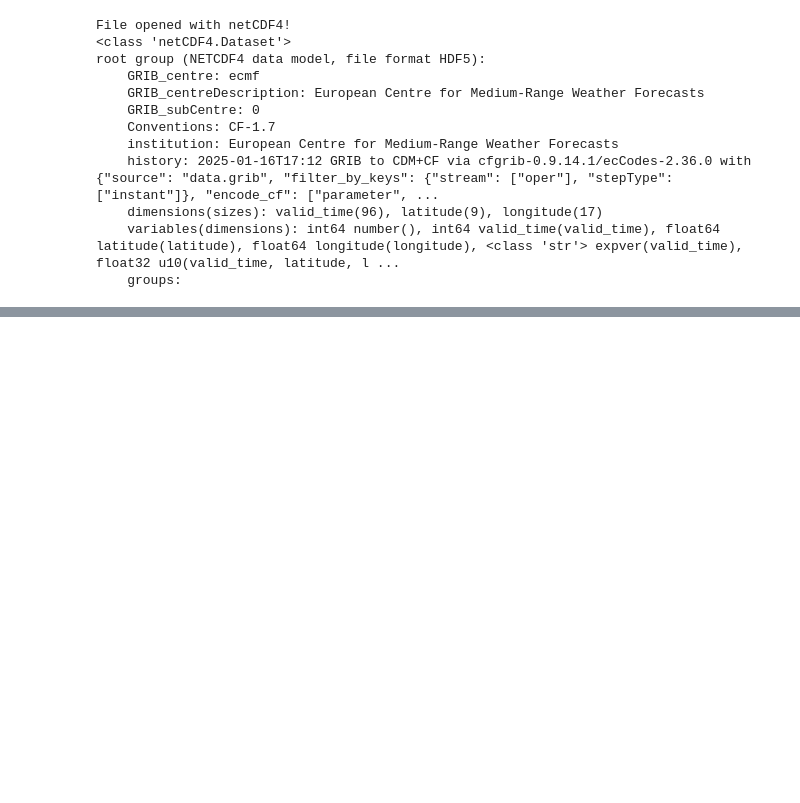
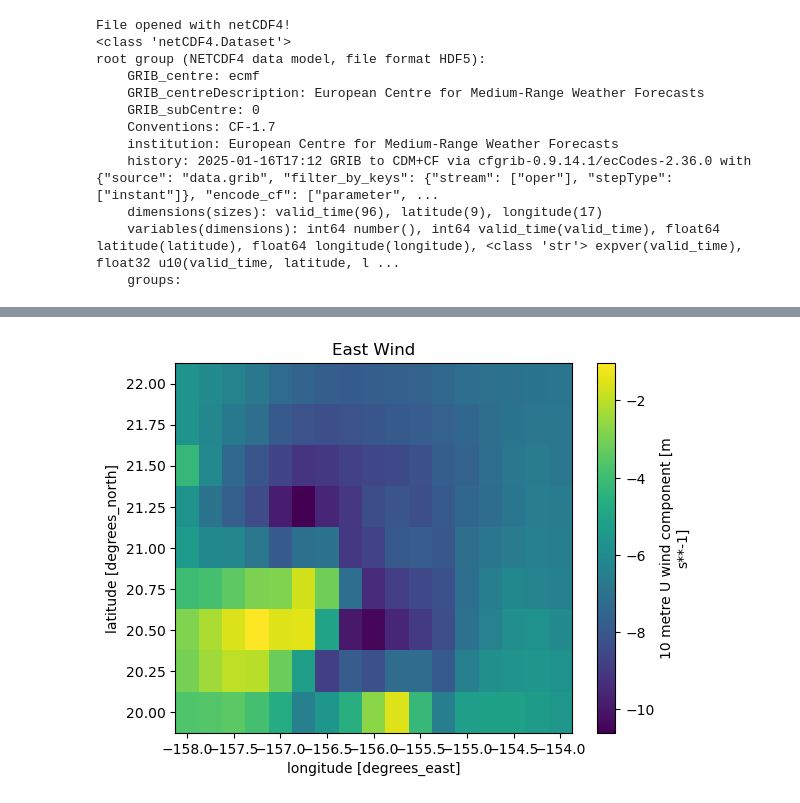
Before and after one commit to Abdullahr29/Benchmarking_WUI_Models, a Jupyter notebook: Data/ERA5_analysis.ipynb, the cells around one changed output, grey strips where cells are left out. Cells and saved outputs as stored; diff of their text form; code cells hidden in the pictures; blank space fills up the shorter version.

```diff
--- a/Data/ERA5_analysis.ipynb
+++ b/Data/ERA5_analysis.ipynb
@@ -46,0 +61,3 @@ filling on
+# %%
+ds = xr.open_dataset('era5_lahaina.nc')
+ds
@@ -46,0 +95,6 @@ filling on
+# %%
+ds["u10"].isel(valid_time=0).plot()
+plt.title("East Wind")
+plt.show()
+# %% [output]
+[figure, added]
```
Also changed, not shown: parts of 13 cells of this notebook.
